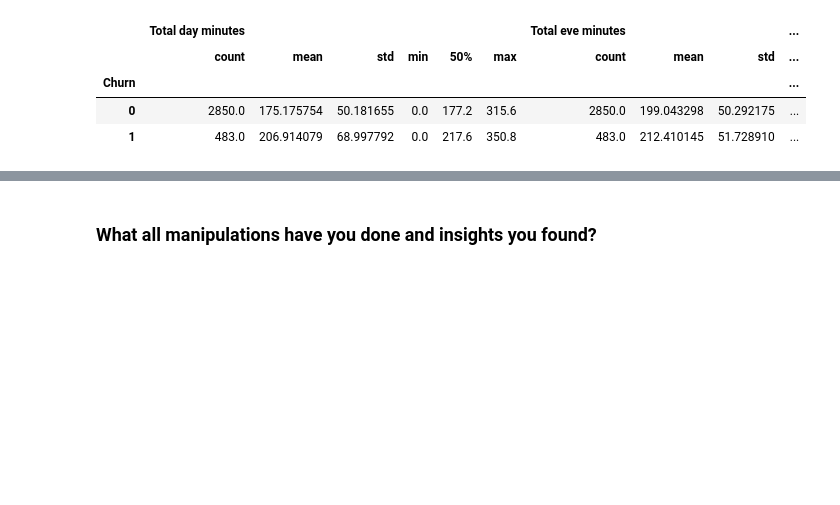
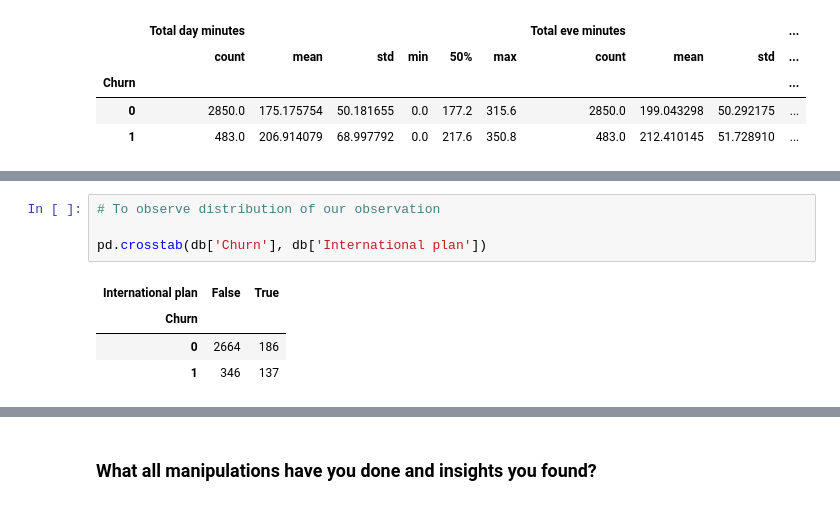
Before and after one commit to rajathAgalkote/EDA1-Telecom-Churn---Capstone, a Jupyter notebook: Rajathadri_EDA_Telecom_Churn_Analysis_Project.ipynb, the cells around one changed output, grey strips where cells are left out. Drawn from its saved outputs; the diff is of its cells as text; blank space fills up the shorter version.

```diff
--- a/Rajathadri_EDA_Telecom_Churn_Analysis_Project.ipynb
+++ b/Rajathadri_EDA_Telecom_Churn_Analysis_Project.ipynb
@@ -447,0 +491,9 @@ db.groupby(['Churn'])[display_cols].describe(percentiles = [])
+# %%
+# To observe distribution of our observation
+
+pd.crosstab(db['Churn'], db['International plan'])
+# %% [output]
+| International plan | False | True |
+| Churn |  |  |
+| 0 | 2664 | 186 |
+| 1 | 346 | 137 |
```
Also changed, not shown: parts of 12 cells of this notebook.
